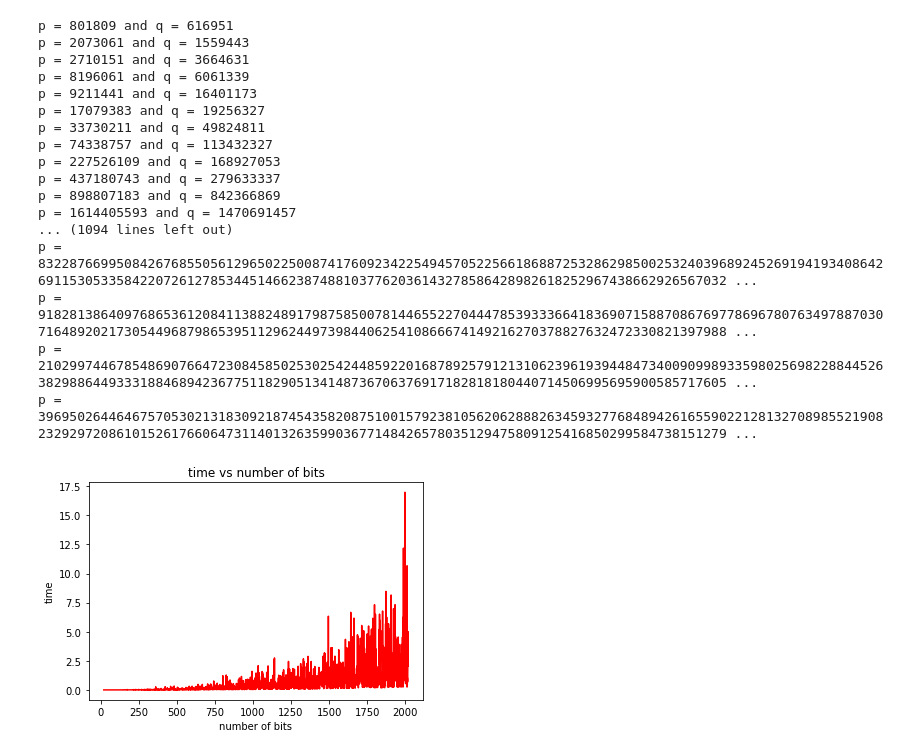
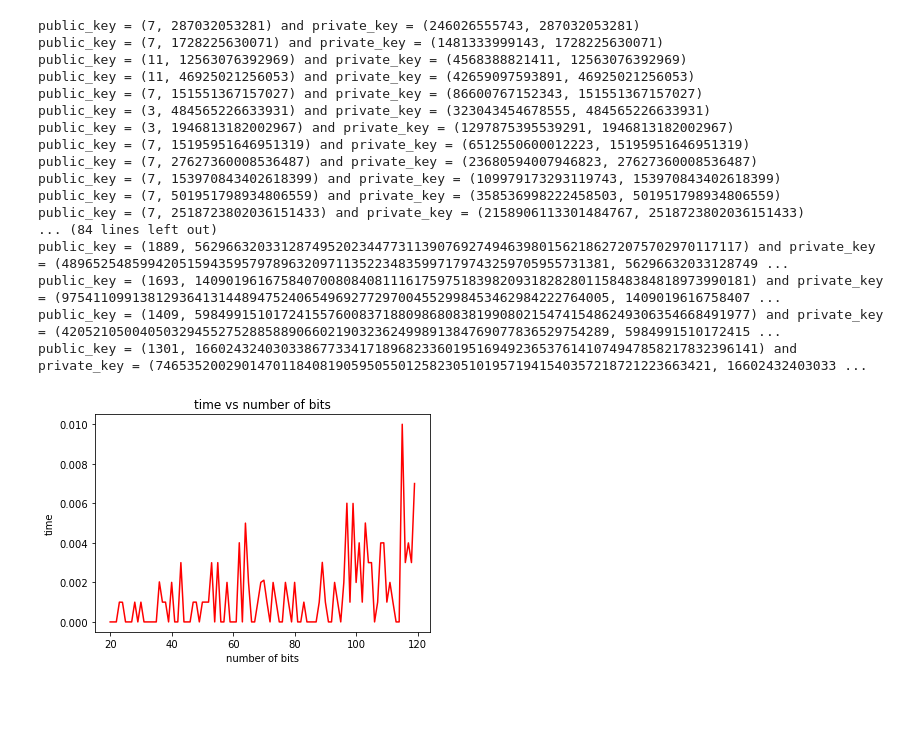
Before and after one commit to EngPeterAtef/RSA-algorithm, a Jupyter notebook: attack.ipynb, the cells around one changed output. Saved outputs shown, nothing was run; the diff lists cells and outputs as text; code cells hidden in the pictures; blank space fills up the shorter version.

```diff
--- a/attack.ipynb
+++ b/attack.ipynb
@@ -18,44 +18,44 @@ def attack(c: list[int], p: str, n: int,s:int,e:int)-> int :
     # # if the private key is not found
     return -1
 # %%
-n = 2000
+n = 100
 msg = "h"
 time_array = [0] * n
 for i in range(20,20+n):
     # the public key and the private key
     public_key, private_key = keyGeneration(i) #min number of bits is 14 34an al encryption wel decryption y4t8lo
-    # print(f"public_key = {public_key} and private_key = {private_key}")
+    print(f"public_key = {public_key} and private_key = {private_key}")
     # the ciphertext
     c = encryption(msg, public_key)
     start = t.time()
     d = attack(c, msg, public_key[1],public_key[1]//public_key[0],public_key[1])
     end = t.time()
     # for testing purpose
     if d == -1:
         print("not found")
         break
     time_array[i-20] = end-start
 plt.plot(range(20,20+n),time_array, 'r')
 plt.xlabel("number of bits")
 plt.ylabel("time")
 plt.title("time vs number of bits")
 plt.show()
 # %% [output]
-p = 801809 and q = 616951
-p = 2073061 and q = 1559443
-p = 2710151 and q = 3664631
-p = 8196061 and q = 6061339
-p = 9211441 and q = 16401173
-p = 17079383 and q = 19256327
-p = 33730211 and q = 49824811
-p = 74338757 and q = 113432327
-p = 227526109 and q = 168927053
-p = 437180743 and q = 279633337
-p = 898807183 and q = 842366869
-p = 1614405593 and q = 1470691457
-... (1094 lines left out)
-p = 8322876699508426768550561296502250087417609234225494570522566186887253286298500253240396892452691941934086426911530533584220726127853445146623874881037762036143278586428982618252967438662926567032 ...
-p = 9182813864097686536120841138824891798758500781446552270444785393336641836907158870867697786967807634978870307164892021730544968798653951129624497398440625410866674149216270378827632472330821397988 ...
-p = 2102997446785486907664723084585025302542448592201687892579121310623961939448473400909989335980256982288445263829886449333188468942367751182905134148736706376917182818180440714506995695900585717605 ...
-p = 3969502644646757053021318309218745435820875100157923810562062888263459327768489426165590221281327089855219082329297208610152617660647311401326359903677148426578035129475809125416850299584738151279 ...
+public_key = (7, 287032053281) and private_key = (246026555743, 287032053281)
+public_key = (7, 1728225630071) and private_key = (1481333999143, 1728225630071)
+public_key = (11, 12563076392969) and private_key = (4568388821411, 12563076392969)
+public_key = (11, 46925021256053) and private_key = (42659097593891, 46925021256053)
+public_key = (7, 151551367157027) and private_key = (86600767152343, 151551367157027)
+public_key = (3, 484565226633931) and private_key = (323043454678555, 484565226633931)
+public_key = (3, 1946813182002967) and private_key = (1297875395539291, 1946813182002967)
+public_key = (7, 15195951646951319) and private_key = (6512550600012223, 15195951646951319)
+public_key = (7, 27627360008536487) and private_key = (23680594007946823, 27627360008536487)
+public_key = (7, 153970843402618399) and private_key = (109979173293119743, 153970843402618399)
+public_key = (7, 501951798934806559) and private_key = (358536998222458503, 501951798934806559)
+public_key = (7, 2518723802036151433) and private_key = (2158906113301484767, 2518723802036151433)
+... (84 lines left out)
+public_key = (1889, 5629663203312874952023447731139076927494639801562186272075702970117117) and private_key = (4896525485994205159435957978963209711352234835997179743259705955731381, 56296632033128749 ...
+public_key = (1693, 14090196167584070080840811161759751839820931828280115848384818973990181) and private_key = (9754110991381293641314489475240654969277297004552998453462984222764005, 1409019616758407 ...
+public_key = (1409, 59849915101724155760083718809868083819908021547415486249306354668491977) and private_key = (4205210500405032945527528858890660219032362499891384769077836529754289, 5984991510172415 ...
+public_key = (1301, 166024324030338677334171896823360195169492365376141074947858217832396141) and private_key = (74653520029014701184081905950550125823051019571941540357218721223663421, 16602432403033 ...
-[figure, old version]
+[figure, new version]
```
Also changed, not shown: 3 other files.
